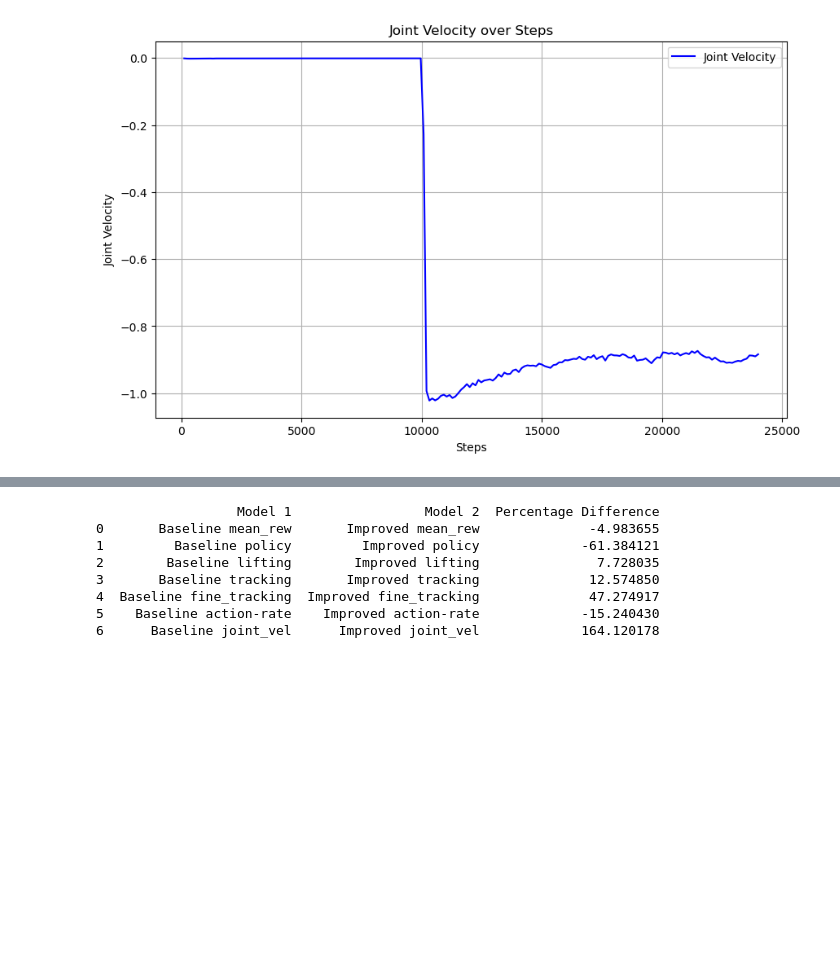
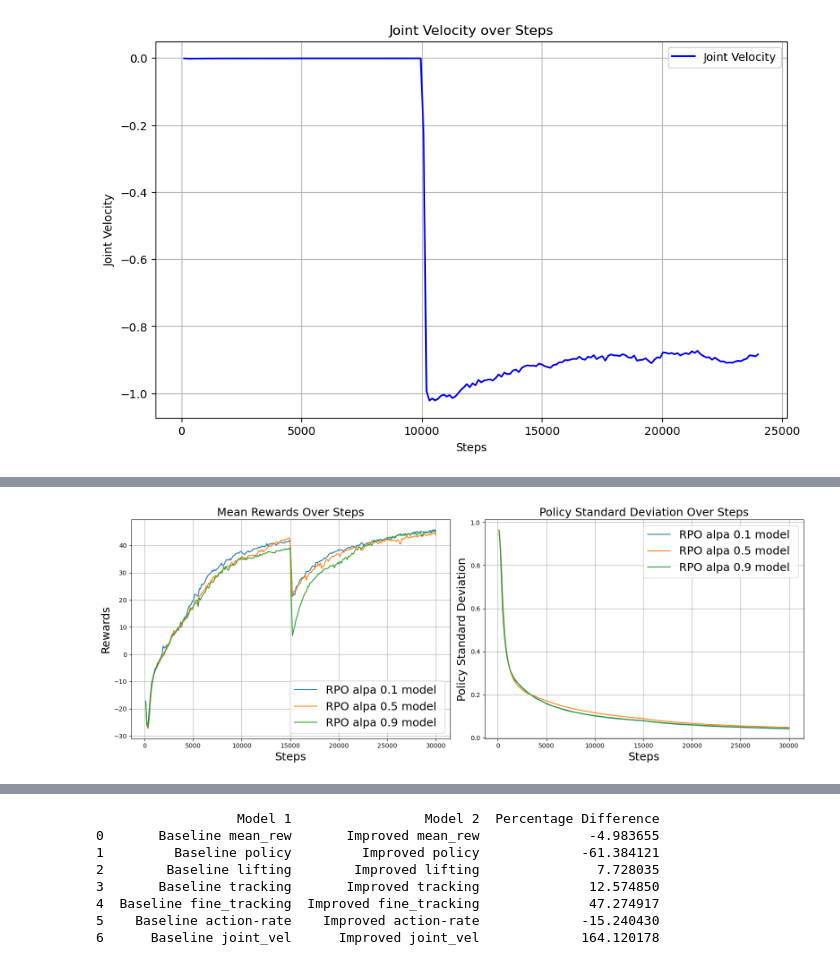
Before and after one commit to marcali/orbit-surgical-marcali, a Jupyter notebook: tables.ipynb, the cells around one changed output, grey strips where cells are left out. Saved outputs shown, nothing was run; the diff lists cells and outputs as text; code cells hidden in the pictures; blank space fills up the shorter version.

```diff
--- a/tables.ipynb
+++ b/tables.ipynb
@@ -461,0 +462,95 @@ Joint Velocity: [('Baseline model', np.float64(-0.9457582235336304)), ('Tuned Sy
+# %%
+import pandas as pd
+import matplotlib.pyplot as plt
+
+# Function to process CSV and return data
+def process_csv(file_path, model_name):
+    # Load the CSV file
+    df = pd.read_csv(file_path)
+
+    # Extract relevant columns (assuming 'Step' and 'Value' columns exist)
+    steps = df['Step']  # Use all steps
+    values = df['Value']  # Use all values
+
+    # Return a DataFrame with the model name, steps, and values
+    return pd.DataFrame({
+        'Model': [model_name] * len(steps),
+        'Step': steps,
+        'Value': values
+    })
+
+# Function to plot and print last values for each graph
+def plot_and_print_last_values(ax, csv_paths, model_names, xlabel, ylabel, title):
+    last_values = []
+    for csv_path, model_name in zip(csv_paths, model_names):
+        results_table = process_csv(csv_path, model_name)
+        ax.plot(results_table['Step'], results_table['Value'], linestyle='-', label=model_name)
+        last_value = results_table['Value'].iloc[-1]
+        last_values.append((model_name, last_value))
+        print(f'Last value for {model_name} in {title}: {last_value:.4f}')
+
+    ax.set_xlabel(xlabel, fontsize=18)
+    ax.set_ylabel(ylabel, fontsize=18)
+    ax.set_title(title, fontsize=18)
+    ax.legend(fontsize=18)
+    ax.grid(True)
+    return last_values
+
+def plot_graphs(csv_paths_list, model_names_list):
+    # First set of plots: Mean rewards and Policy standard deviation
+    fig, axes = plt.subplots(1, 2, figsize=(16, 6))
+    last_values_rewards = plot_and_print_last_values(axes[0], csv_paths_list[0], model_names_list[0], 'Steps', 'Rewards', 'Mean Rewards Over Steps')
+    last_values_policySTD = plot_and_print_last_values(axes[1], csv_paths_list[1], model_names_list[1], 'Steps', 'Policy Standard Deviation', 'Policy Standard Deviation Over Steps')
+    plt.tight_layout()
+    plt.show()
+
+    # Second set of plots: Lifting, Tracking, and Fine Grained Tracking
+    fig, axes = plt.subplots(1, 3, figsize=(24, 6))
+    last_values_lifting = plot_and_print_last_values(axes[0], csv_paths_list[2], model_names_list[2], 'Steps', 'Object Lifting', 'Object Lifting Over Steps')
+    last_values_tracking = plot_and_print_last_values(axes[1], csv_paths_list[3], model_names_list[3], 'Steps', 'Object Tracking', 'Object Tracking Over Steps')
+    last_values_fine_tracking = plot_and_print_last_values(axes[2], csv_paths_list[4], model_names_list[4], 'Steps', 'Object Fine Grained Tracking', 'Object Fine Grained Tracking Over Steps')
+    plt.tight_layout()
+    plt.show()
+
+    # Third set of plots: Action rate and Joint velocity
+    fig, axes = plt.subplots(1, 2, figsize=(16, 6))
+    last_values_action_rate = plot_and_print_last_values(axes[0], csv_paths_list[5], model_names_list[5], 'Timesteps', 'Action Rate Reward', 'Action Rate over Timesteps')
+    last_values_joint_velocity = plot_and_print_last_values(axes[1], csv_paths_list[6], model_names_list[6], 'Steps', 'Joint Velocity', 'Joint Velocity Over Steps')
+    plt.tight_layout()
+    plt.show()
+
+    # Print all last values
+    print("\nAll last values:")
+    print("Mean Rewards:", last_values_rewards)
+    print("Policy Standard Deviation:", last_values_policySTD)
+    print("Object Lifting:", last_values_lifting)
+    print("Object Tracking:", last_values_tracking)
+    print("Object Fine Grained Tracking:", last_values_fine_tracking)
+    print("Action Rate:", last_values_action_rate)
+    print("Joint Velocity:", last_values_joint_velocity)
+
+# Example usage:
+# Add the CSV file paths and the corresponding model names for each graph
+csv_paths_list = [
+    ['data/mean_rew/skrl_lift_rpo_2024-10-14_18-39-03-alpha01.csv', 'data/mean_rew/skrl_lift_rpo_2024-09-25_17-46-49-alph05.csv','data/mean_rew/skrl_lift_rpo_2024-09-25_20-37-55-alpth09.csv',],  # Multiple CSVs for torque limits graph
+    ['data/policy/skrl_lift_rpo_2024-10-14_18-39-03-alpha01.csv', 'data/policy/skrl_lift_rpo_2024-09-25_17-46-49-alph05.csv', 'data/policy/skrl_lift_rpo_2024-09-25_20-37-55-alpth09.csv' ],# Multiple CSVs for another graph
+    ['data/rewards/lifting/skrl_lift_rpo_2024-10-14_18-39-03-alpha01.csv', 'data/rewards/lifting/skrl_lift_rpo_2024-09-25_17-46-49-alph05.csv', 'data/rewards/lifting/skrl_lift_rpo_2024-09-25_20-37-55-alpth09.csv' ],
+    ['data/rewards/tracking/skrl_lift_rpo_2024-10-14_18-39-03-alpha01.csv', 'data/rewards/tracking/skrl_lift_rpo_2024-09-25_17-46-49-alph05.csv', 'data/rewards/tracking/skrl_lift_rpo_2024-09-25_20-37-55-alpth09.csv' ],
+    ['data/rewards/fine_tracking/skrl_lift_rpo_2024-10-14_18-39-03-alpha01.csv', 'data/rewards/fine_tracking/skrl_lift_rpo_2024-09-25_17-46-49-alph05.csv', 'data/rewards/fine_tracking/skrl_lift_rpo_2024-09-25_20-37-55-alpth09.csv' ],
+    ['data/rewards/action-rate/skrl_lift_rpo_2024-10-14_18-39-03-alpha01.csv', 'data/rewards/action-rate/skrl_lift_rpo_2024-09-25_17-46-49-alph05.csv', 'data/rewards/action-rate/skrl_lift_rpo_2024-09-25_20-37-55-alpth09.csv' ],
+    ['data/rewards/joint_vel/skrl_lift_rpo_2024-10-14_18-39-03-alpha01.csv', 'data/rewards/joint_vel/skrl_lift_rpo_2024-09-25_17-46-49-alph05.csv', 'data/rewards/joint_vel/skrl_lift_rpo_2024-09-25_20-37-55-alpth09.csv' ],
+]
+model_names_list = [
+    ['RPO alpa 0.1 model', 'RPO alpa 0.5 model ', 'RPO alpa 0.9 model '],  # Model names for the torque limits graph
+    ['RPO alpa 0.1 model', 'RPO alpa 0.5 model ', 'RPO alpa 0.9 model '],  # Model names for another graph
+    ['RPO alpa 0.1 model', 'RPO alpa 0.5 model ', 'RPO alpa 0.9 model '],
+    ['RPO alpa 0.1 model', 'RPO alpa 0.5 model ', 'RPO alpa 0.9 model '],
+    ['RPO alpa 0.1 model', 'RPO alpa 0.5 model ', 'RPO alpa 0.9 model '],
+    ['RPO alpa 0.1 model', 'RPO alpa 0.5 model ', 'RPO alpa 0.9 model '],
+    ['RPO alpa 0.1 model', 'RPO alpa 0.5 model ', 'RPO alpa 0.9 model '],
+    ['RPO alpa 0.1 model', 'RPO alpa 0.5 model ', 'RPO alpa 0.9 model ']
+]
+
+# Call the function to plot the graphs
+plot_graphs(csv_paths_list, model_names_list)
+# %% [output]
@@ -461,0 +563 @@ Joint Velocity: [('Baseline model', np.float64(-0.9457582235336304)), ('Tuned Sy
+[figure, added]
```
Also changed, not shown: parts of 3 cells of this notebook, 48 other files.
